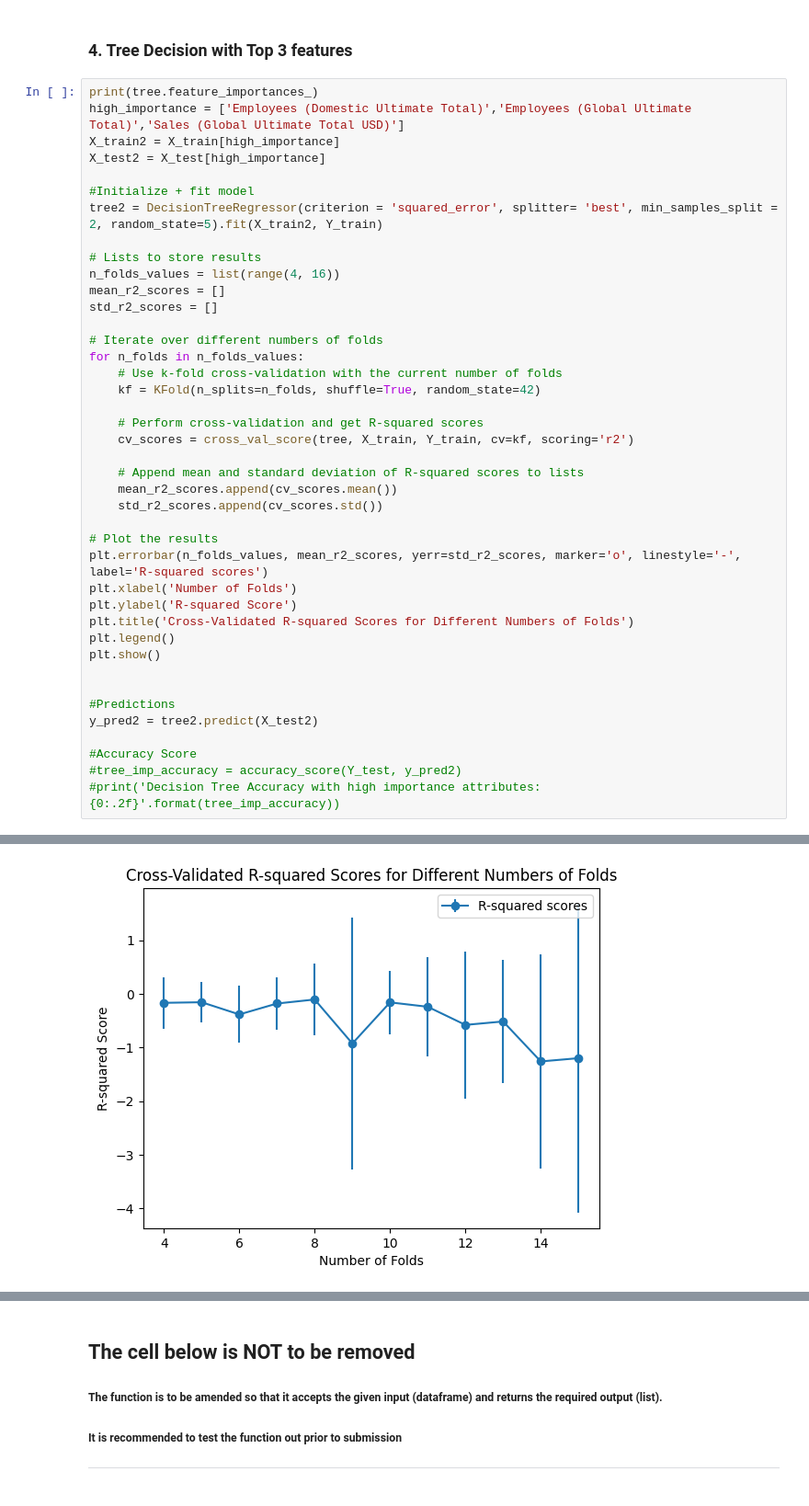
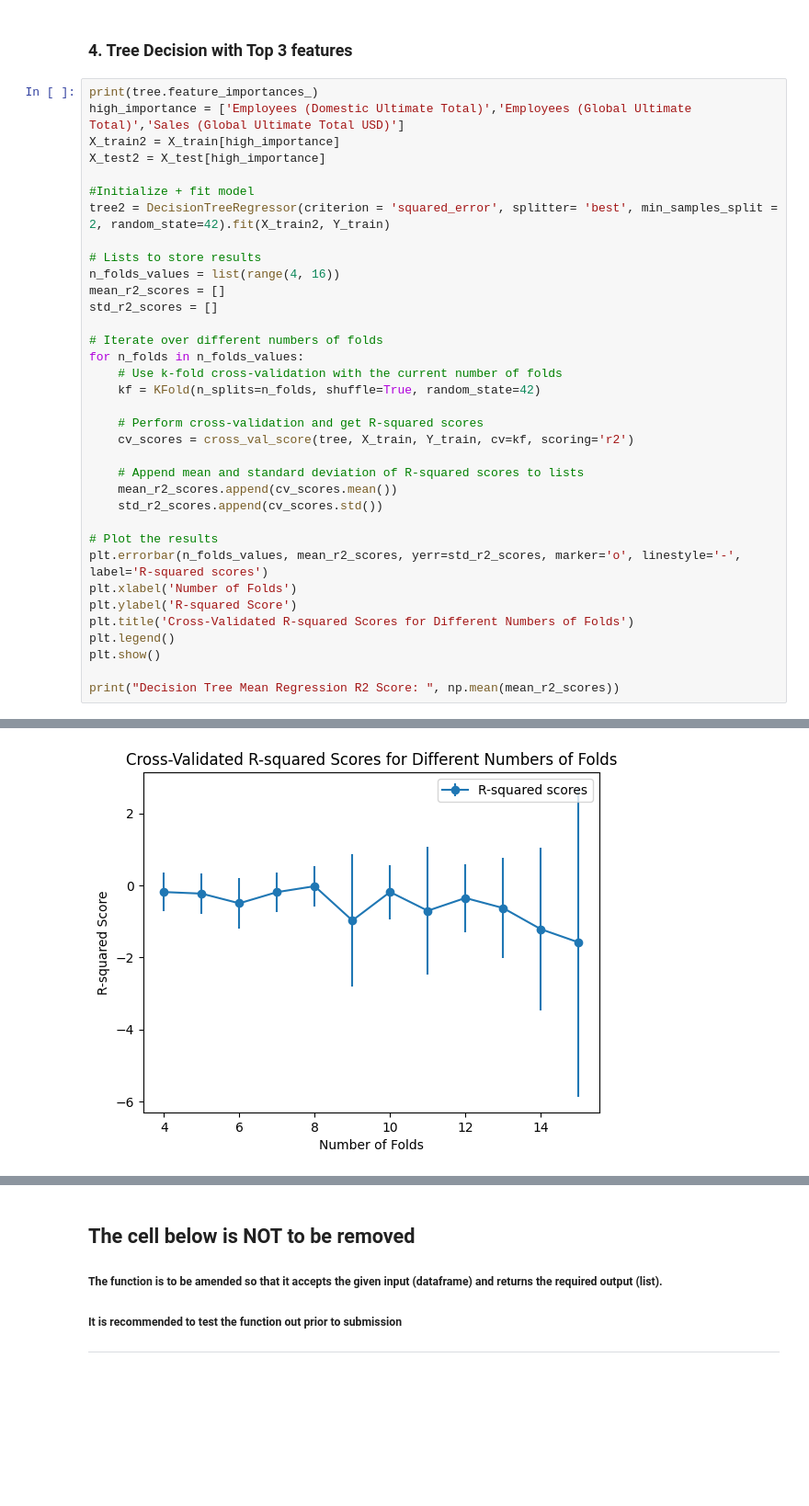
Before and after one commit to Therulow/NUS-SDS-Datathon-Champion-Group315, a Jupyter notebook: NUS_DATATHON_CHAMPION_TEAM NAME.ipynb, the cells around one changed output, grey strips where cells are left out. Shown at 92% size. Saved outputs shown, nothing was run; the diff lists cells and outputs as text; blank space fills up the shorter version.

```diff
--- a/NUS_DATATHON_CHAMPION_TEAM NAME.ipynb
+++ b/NUS_DATATHON_CHAMPION_TEAM NAME.ipynb
@@ -471,7 +471,7 @@ X_train2 = X_train[high_importance]
 X_test2 = X_test[high_importance]
 
 #Initialize + fit model
-tree2 = DecisionTreeRegressor(criterion = 'squared_error', splitter= 'best', min_samples_split = 2, random_state=5).fit(X_train2, Y_train)
+tree2 = DecisionTreeRegressor(criterion = 'squared_error', splitter= 'best', min_samples_split = 2, random_state=42).fit(X_train2, Y_train)
 
 # Lists to store results
 n_folds_values = list(range(4, 16))
@@ -498,11 +498,5 @@ plt.title('Cross-Validated R-squared Scores for Different Numbers of Folds')
 plt.legend()
 plt.show()
 
-
-#Predictions
-y_pred2 = tree2.predict(X_test2)
-
-#Accuracy Score
-#tree_imp_accuracy = accuracy_score(Y_test, y_pred2)
-#print('Decision Tree Accuracy with high importance attributes: {0:.2f}'.format(tree_imp_accuracy))
+print("Decision Tree Mean Regression R2 Score: ", np.mean(mean_r2_scores))
 # %% [output]
@@ -511 +505 @@ y_pred2 = tree2.predict(X_test2)
-[figure, old version]
+[figure, new version]
```
Also changed, not shown: parts of 3 cells of this notebook.
